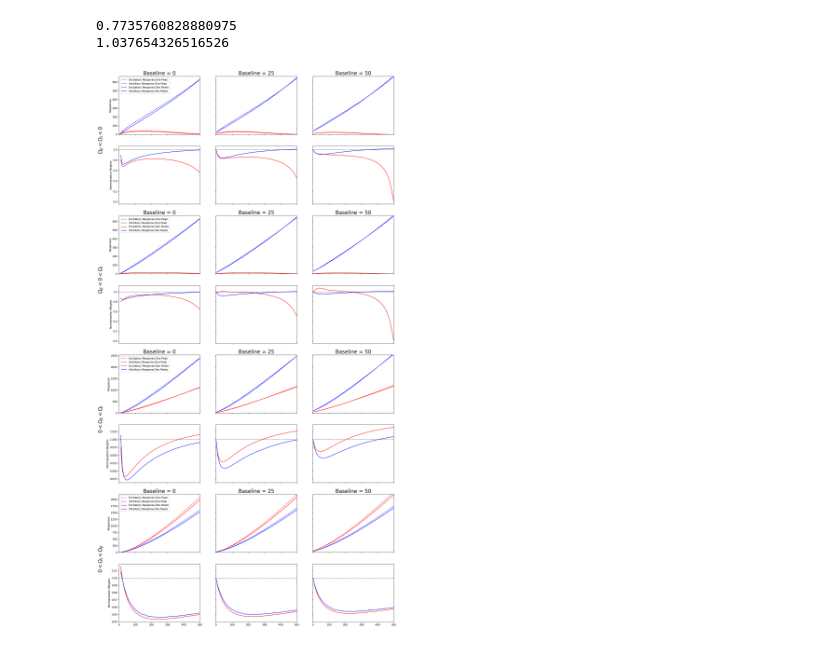
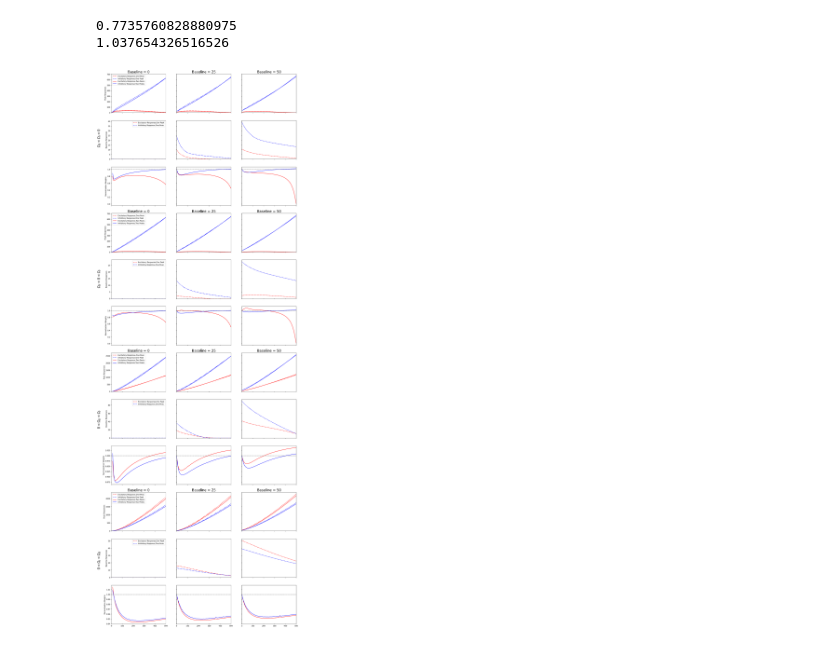
Before and after one commit to AddingAddict/ToroidalNetworks, a Jupyter notebook: sparse_weights/notebooks/normalization.ipynb, the cells around one changed output. Saved outputs shown, nothing was run; the diff lists cells and outputs as text; code cells hidden in the pictures.

```diff
--- a/sparse_weights/notebooks/normalization.ipynb
+++ b/sparse_weights/notebooks/normalization.ipynb
@@ -490,30 +490,44 @@ for i in range(4):
             sol = scipy.integrate.solve_ivp(drdt,(0,1),b+c*g12,args=(Ws[i],b+c*g12,))
             r12s[i,b_idx,c_idx] = sol.y[:,-1]
 # %%
-fig,axs = plt.subplots(8,3,figsize=(3*6.4,8*4.8),dpi=150,sharex=True,sharey='row')
+fig,axs = plt.subplots(12,3,figsize=(3*6.4,12*4.8),dpi=150,sharex=True,sharey='row')
 
 for i in range(4):
     for b_idx,b in enumerate(bs):
-        axs[2*i+0,b_idx].plot(cs,r1s[i,b_idx,:,  0],'r--',label='Excitatory Response,One Peak')
-        axs[2*i+0,b_idx].plot(cs,r1s[i,b_idx,:,180],'b--',label='Inhibitory Response,One Peak')
-        axs[2*i+0,b_idx].plot(cs,r12s[i,b_idx,:,  0],'r-',label='Excitatory Response,Two Peaks')
-        axs[2*i+0,b_idx].plot(cs,r12s[i,b_idx,:,180],'b-',label='Inhibitory Response,Two Peaks')
+        axs[3*i+0,b_idx].plot(cs,r1s[i,b_idx,:,  0],'r--',label='Excitatory Response,One Peak')
+        axs[3*i+0,b_idx].plot(cs,r1s[i,b_idx,:,180],'b--',label='Inhibitory Response,One Peak')
+        axs[3*i+0,b_idx].plot(cs,r12s[i,b_idx,:,  0],'r-',label='Excitatory Response,Two Peaks')
+        axs[3*i+0,b_idx].plot(cs,r12s[i,b_idx,:,180],'b-',label='Inhibitory Response,Two Peaks')
 
-        axs[2*i+1,b_idx].plot(cs,r12s[i,b_idx,:,  0]/(r1s[i,b_idx,:,  0]),'r-')#+r1s[i,b_idx,:, 90]),'r-')
-        axs[2*i+1,b_idx].plot(cs,r12s[i,b_idx,:,180]/(r1s[i,b_idx,:,180]),'b-')#+r1s[i,b_idx,:,270]),'b-')
+        axs[3*i+1,b_idx].plot(cs,r1s[i,b_idx,:, 90],'r--',label='Excitatory Response,One Peak')
+        axs[3*i+1,b_idx].plot(cs,r1s[i,b_idx,:,270],'b--',label='Inhibitory Response,One Peak')
+        # axs[3*i+1,b_idx].plot(cs,r12s[i,b_idx,:, 90],'r-',label='Excitatory Response,Two Peaks')
+        # axs[3*i+1,b_idx].plot(cs,r12s[i,b_idx,:,270],'b-',label='Inhibitory Response,Two Peaks')
 
-        axs[2*i+0,b_idx].set_xlim(0,500)
-        axs[2*i+0,b_idx].set_ylim(0,None)
-        axs[2*i+0,b_idx].set_title('Baseline = {:d}'.format(int(b)),fontsize=20)
-        axs[2*i+1,b_idx].axhline(1,c='k',ls=':')
+        # axs[3*i+2,b_idx].plot(cs,r12s[i,b_idx,:,  0]/(r1s[i,b_idx,:,  0]),'r-')#+r1s[i,b_idx,:, 90]),'r-')
+        # axs[3*i+2,b_idx].plot(cs,r12s[i,b_idx,:,180]/(r1s[i,b_idx,:,180]),'b-')#+r1s[i,b_idx,:,270]),'b-')
+        # axs[3*i+2,b_idx].plot(cs,r12s[i,b_idx,:,  0]/(r1s[i,b_idx,0,  0]+r1s[i,0,:,  0]+r1s[i,0,:, 90]),'r-')#+r1s[i,b_idx,:, 90]),'r-')
+        # axs[3*i+2,b_idx].plot(cs,r12s[i,b_idx,:,180]/(r1s[i,b_idx,0,180]+r1s[i,0,:,180]+r1s[i,0,:,270]),'b-')#+r1s[i,b_idx,:,270]),'b-')
+        axs[3*i+2,b_idx].plot(cs,r12s[i,b_idx,:,  0]/(r1s[i,b_idx,:,  0]+r1s[i,0,:, 90]),'r-')#+r1s[i,b_idx,:, 90]),'r-')
+        axs[3*i+2,b_idx].plot(cs,r12s[i,b_idx,:,180]/(r1s[i,b_idx,:,180]+r1s[i,0,:,270]),'b-')#+r1s[i,b_idx,:,270]),'b-')
 
-    axs[2*i+0,0].set_ylabel('Responses')
-    axs[2*i+0,0].legend()
-    axs[2*i+1,0].set_ylabel('Normalization Weights')
+        axs[3*i+0,b_idx].set_xlim(0,500)
+        # axs[3*i+0,b_idx].set_ylim(0,None)
+        axs[3*i+0,b_idx].set_title('Baseline = {:d}'.format(int(b)),fontsize=20)
+        # axs[3*i+1,b_idx].set_ylim(0,None)
+        axs[3*i+2,b_idx].axhline(1,c='k',ls=':')
+
+    axs[3*i+0,0].set_ylabel('Peak Responses')
+    axs[3*i+0,0].legend()
+    axs[3*i+0,-1].set_ylim(0,None)
+    axs[3*i+1,0].set_ylabel('Baseline Responses')
+    axs[3*i+1,0].legend()
+    axs[3*i+1,-1].set_ylim(0,None)
+    axs[3*i+2,0].set_ylabel('Normalization Weights')
 
     fig.text(0.08,1-i*0.197-0.21,[r'$\Omega_E<\Omega_I<0$',
                             r'$\Omega_E<0<\Omega_I$',
                             r'$0<\Omega_E<\Omega_I$',
                             r'$0<\Omega_I<\Omega_E$'][i],fontsize=20,ha='right',va='center',rotation='vertical')
 # %% [output]
-[figure, old version]
+[figure, new version]
```
Also changed, not shown: parts of 1 cell of this notebook, 3 other files.
